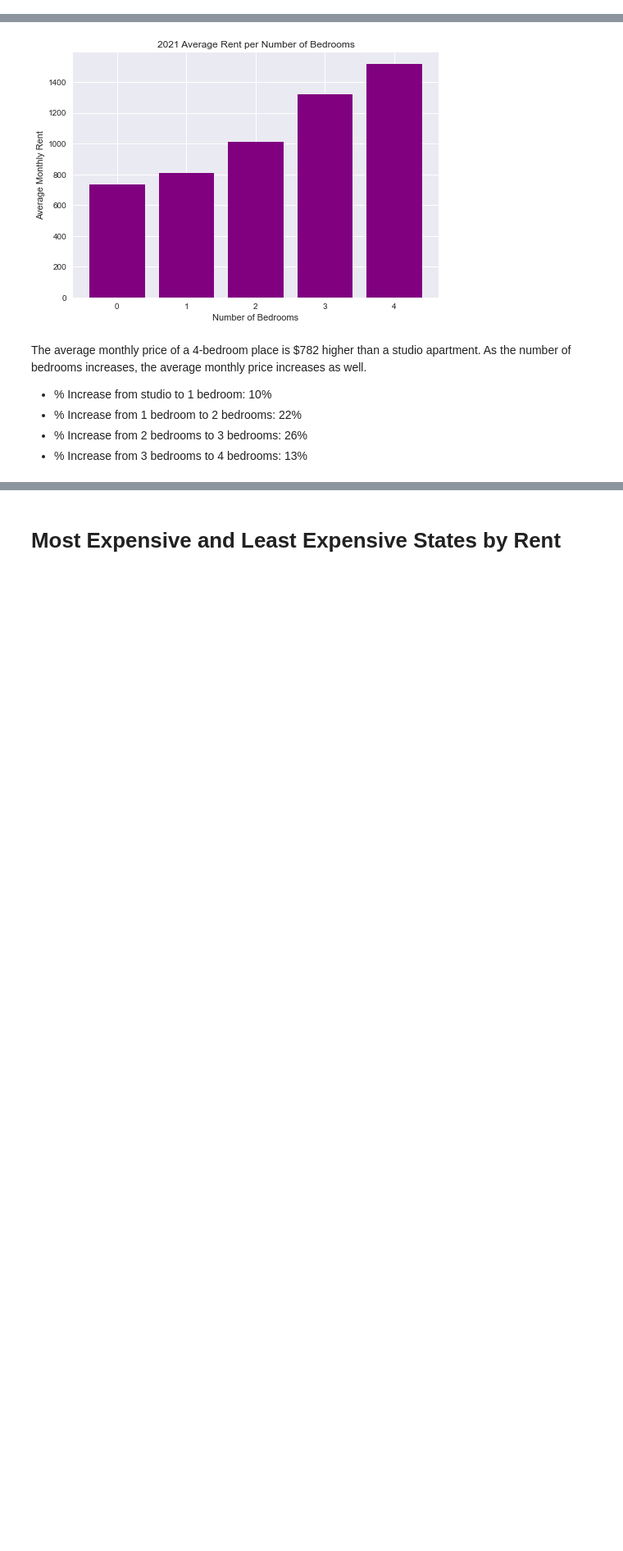
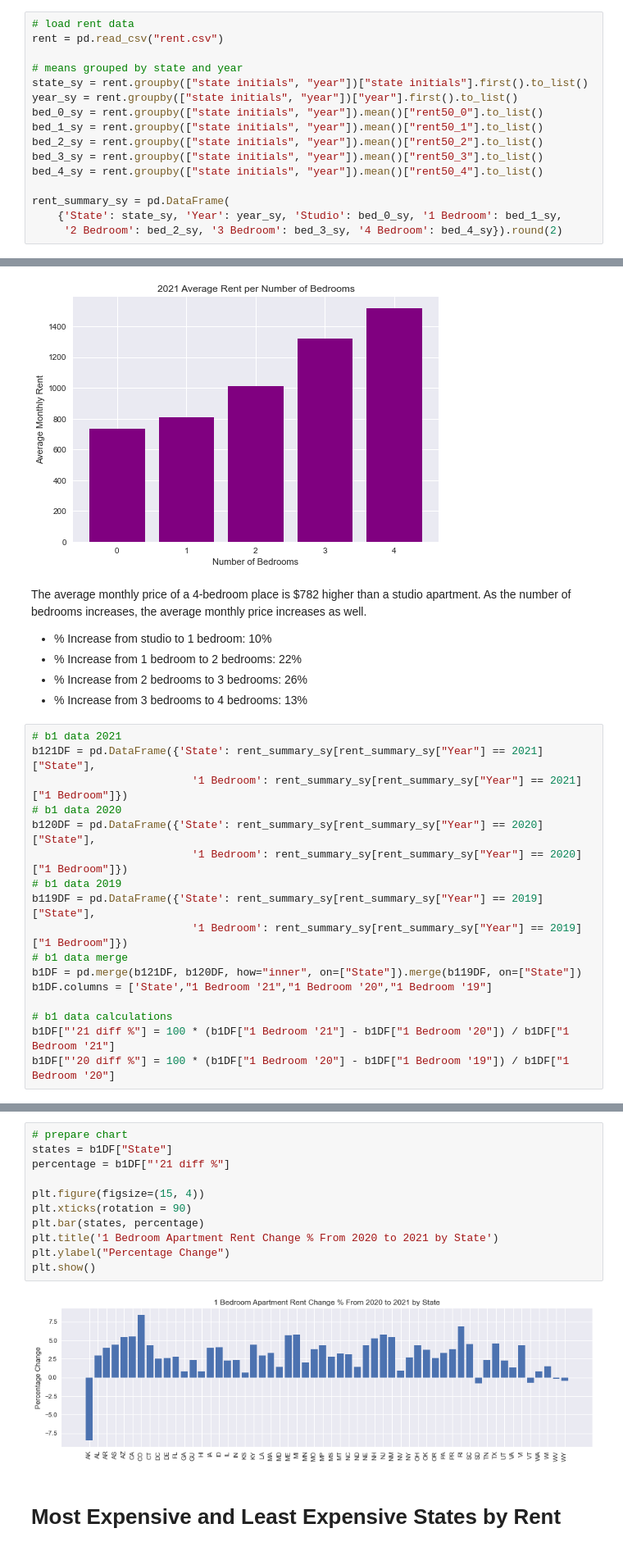
Before and after one commit to Boot-Team-7/project_1_materials, a Jupyter notebook: Consolidated/Project------Kicked OUT!!.ipynb, the cells around one changed output, grey strips where cells are left out. Shown at 82% size. Cells and saved outputs as stored; diff of their text form; blank space fills up the shorter version.

```diff
--- a/Consolidated/Project------Kicked OUT!!.ipynb
+++ b/Consolidated/Project------Kicked OUT!!.ipynb
@@ -83,6 +87,22 @@ rent_20_21_22.head()
 | 3 | 7200399999 | 386 | 397 | 452 | 591 | 713 | 72 | ... |
 | 4 | 7200599999 | 386 | 397 | 452 | 591 | 713 | 72 | ... |
 5 rows × 39 columns
+# %%
+# load rent data
+rent = pd.read_csv("rent.csv")
+
+# means grouped by state and year
+state_sy = rent.groupby(["state initials", "year"])["state initials"].first().to_list()
+year_sy = rent.groupby(["state initials", "year"])["year"].first().to_list()
+bed_0_sy = rent.groupby(["state initials", "year"]).mean()["rent50_0"].to_list()
+bed_1_sy = rent.groupby(["state initials", "year"]).mean()["rent50_1"].to_list()
+bed_2_sy = rent.groupby(["state initials", "year"]).mean()["rent50_2"].to_list()
+bed_3_sy = rent.groupby(["state initials", "year"]).mean()["rent50_3"].to_list()
+bed_4_sy = rent.groupby(["state initials", "year"]).mean()["rent50_4"].to_list()
+
+rent_summary_sy = pd.DataFrame(
+    {'State': state_sy, 'Year': year_sy, 'Studio': bed_0_sy, '1 Bedroom': bed_1_sy,
+     '2 Bedroom': bed_2_sy, '3 Bedroom': bed_3_sy, '4 Bedroom': bed_4_sy}).round(2)
 # %% [markdown]
 ## Cleaning Data
 # %%
@@ -187,3 +207,20 @@ The average monthly price of a 4-bedroom place is $782 higher than a studio apar
 - % Increase from 1 bedroom to 2 bedrooms: 22%
 - % Increase from 2 bedrooms to 3 bedrooms: 26%
 - % Increase from 3 bedrooms to 4 bedrooms: 13%
+# %%
+# b1 data 2021
+b121DF = pd.DataFrame({'State': rent_summary_sy[rent_summary_sy["Year"] == 2021]["State"],
+                         '1 Bedroom': rent_summary_sy[rent_summary_sy["Year"] == 2021]["1 Bedroom"]})
+# b1 data 2020
+b120DF = pd.DataFrame({'State': rent_summary_sy[rent_summary_sy["Year"] == 2020]["State"],
+                         '1 Bedroom': rent_summary_sy[rent_summary_sy["Year"] == 2020]["1 Bedroom"]})
+# b1 data 2019
+b119DF = pd.DataFrame({'State': rent_summary_sy[rent_summary_sy["Year"] == 2019]["State"],
+                         '1 Bedroom': rent_summary_sy[rent_summary_sy["Year"] == 2019]["1 Bedroom"]})
+# b1 data merge
+b1DF = pd.merge(b121DF, b120DF, how="inner", on=["State"]).merge(b119DF, on=["State"])
+b1DF.columns = ['State',"1 Bedroom '21","1 Bedroom '20","1 Bedroom '19"]
+
+# b1 data calculations
+b1DF["'21 diff %"] = 100 * (b1DF["1 Bedroom '21"] - b1DF["1 Bedroom '20"]) / b1DF["1 Bedroom '21"]
+b1DF["'20 diff %"] = 100 * (b1DF["1 Bedroom '20"] - b1DF["1 Bedroom '19"]) / b1DF["1 Bedroom '20"]
@@ -190,3 +236,16 @@ The average monthly price of a 4-bedroom place is $782 higher than a studio apar
+# %%
+# prepare chart
+states = b1DF["State"]
+percentage = b1DF["'21 diff %"]
+
+plt.figure(figsize=(15, 4))
+plt.xticks(rotation = 90)
+plt.bar(states, percentage)
+plt.title('1 Bedroom Apartment Rent Change % From 2020 to 2021 by State')
+plt.ylabel("Percentage Change")
+plt.show()
+# %% [output]
+[figure, added]
 # %% [markdown]
 # Most Expensive and Least Expensive States by Rent
 # %%
```
Also changed, not shown: parts of 36 cells of this notebook, 7 other files.
